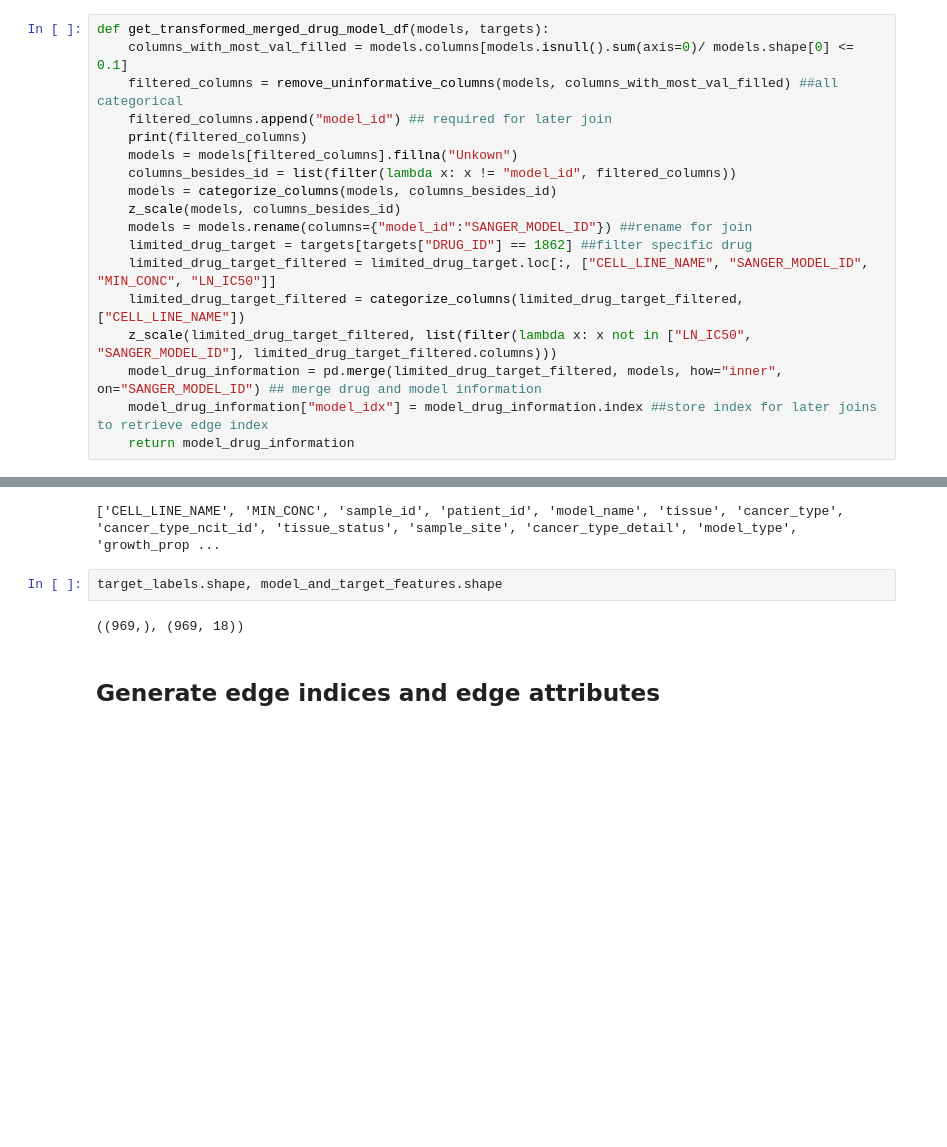
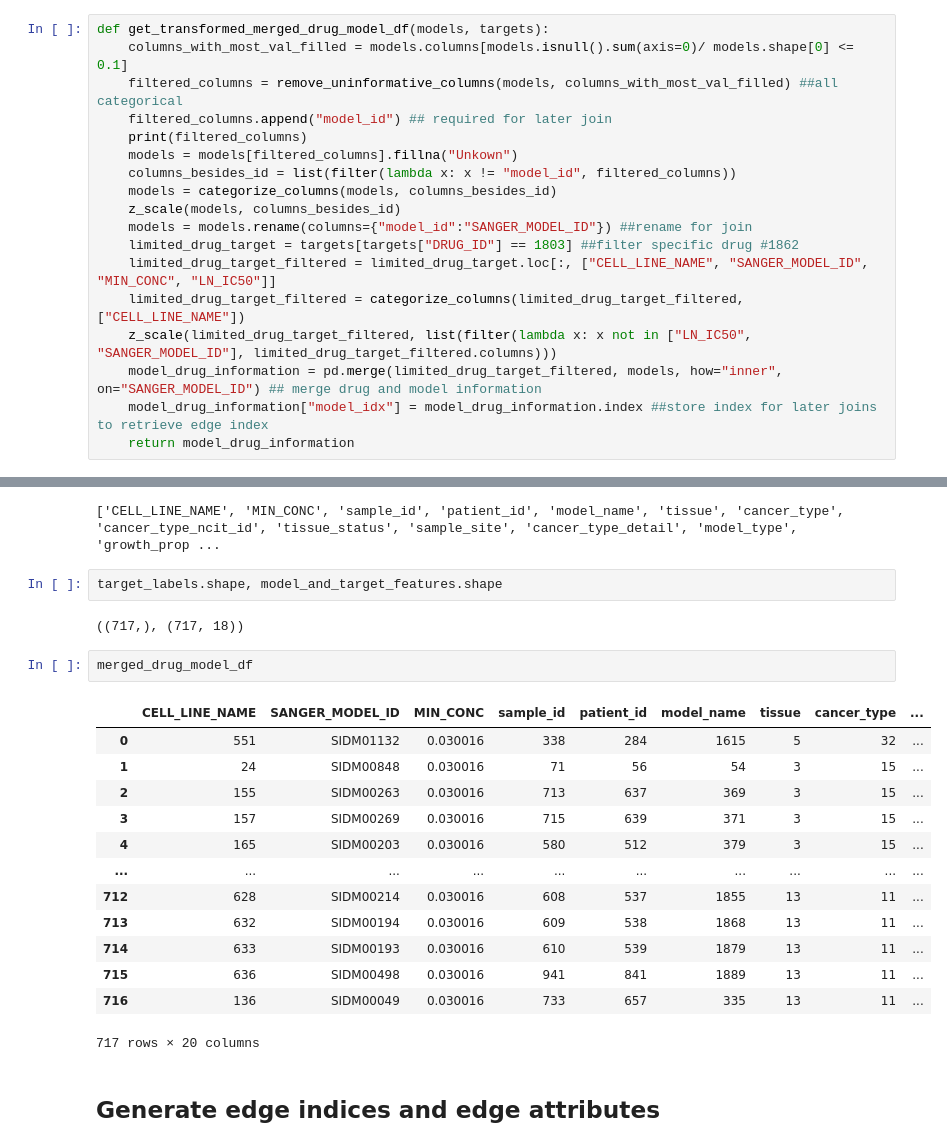
Before and after one commit to danielwalke/drug_efficiency, a Jupyter notebook: StandardAnalysis.ipynb, the cells around one changed output, grey strips where cells are left out. Cells and saved outputs as stored; diff of their text form; blank space fills up the shorter version.

Commit message:
new model

```diff
--- a/StandardAnalysis.ipynb
+++ b/StandardAnalysis.ipynb
@@ -120,7 +120,7 @@ def get_transformed_merged_drug_model_df(models, targets):
     models = categorize_columns(models, columns_besides_id)
     z_scale(models, columns_besides_id)
     models = models.rename(columns={"model_id":"SANGER_MODEL_ID"}) ##rename for join
-    limited_drug_target = targets[targets["DRUG_ID"] == 1862] ##filter specific drug
+    limited_drug_target = targets[targets["DRUG_ID"] == 1803] ##filter specific drug #1862
     limited_drug_target_filtered = limited_drug_target.loc[:, ["CELL_LINE_NAME", "SANGER_MODEL_ID", "MIN_CONC", "LN_IC50"]]
     limited_drug_target_filtered = categorize_columns(limited_drug_target_filtered, ["CELL_LINE_NAME"])
     z_scale(limited_drug_target_filtered, list(filter(lambda x: x not in ["LN_IC50", "SANGER_MODEL_ID"], limited_drug_target_filtered.columns)))
@@ -145,7 +167,23 @@ target_labels, model_and_target_features = get_target_label_and_model_with_targe
 # %%
 target_labels.shape, model_and_target_features.shape
 # %% [output]
-((969,), (969, 18))
+((717,), (717, 18))
+# %%
+merged_drug_model_df
+# %% [output]
+|  | CELL_LINE_NAME | SANGER_MODEL_ID | MIN_CONC | sample_id | patient_id | model_name | tissue | cancer_type | ... |
+| 0 | 551 | SIDM01132 | 0.030016 | 338 | 284 | 1615 | 5 | 32 | ... |
+| 1 | 24 | SIDM00848 | 0.030016 | 71 | 56 | 54 | 3 | 15 | ... |
+| 2 | 155 | SIDM00263 | 0.030016 | 713 | 637 | 369 | 3 | 15 | ... |
+| 3 | 157 | SIDM00269 | 0.030016 | 715 | 639 | 371 | 3 | 15 | ... |
+| 4 | 165 | SIDM00203 | 0.030016 | 580 | 512 | 379 | 3 | 15 | ... |
+| ... | ... | ... | ... | ... | ... | ... | ... | ... | ... |
+| 712 | 628 | SIDM00214 | 0.030016 | 608 | 537 | 1855 | 13 | 11 | ... |
+| 713 | 632 | SIDM00194 | 0.030016 | 609 | 538 | 1868 | 13 | 11 | ... |
+| 714 | 633 | SIDM00193 | 0.030016 | 610 | 539 | 1879 | 13 | 11 | ... |
+| 715 | 636 | SIDM00498 | 0.030016 | 941 | 841 | 1889 | 13 | 11 | ... |
+| 716 | 136 | SIDM00049 | 0.030016 | 733 | 657 | 335 | 13 | 11 | ... |
+717 rows × 20 columns
 # %% [markdown]
 ## Generate edge indices and edge attributes
 # %% [markdown]
```
Also changed, not shown: parts of 25 cells of this notebook.
